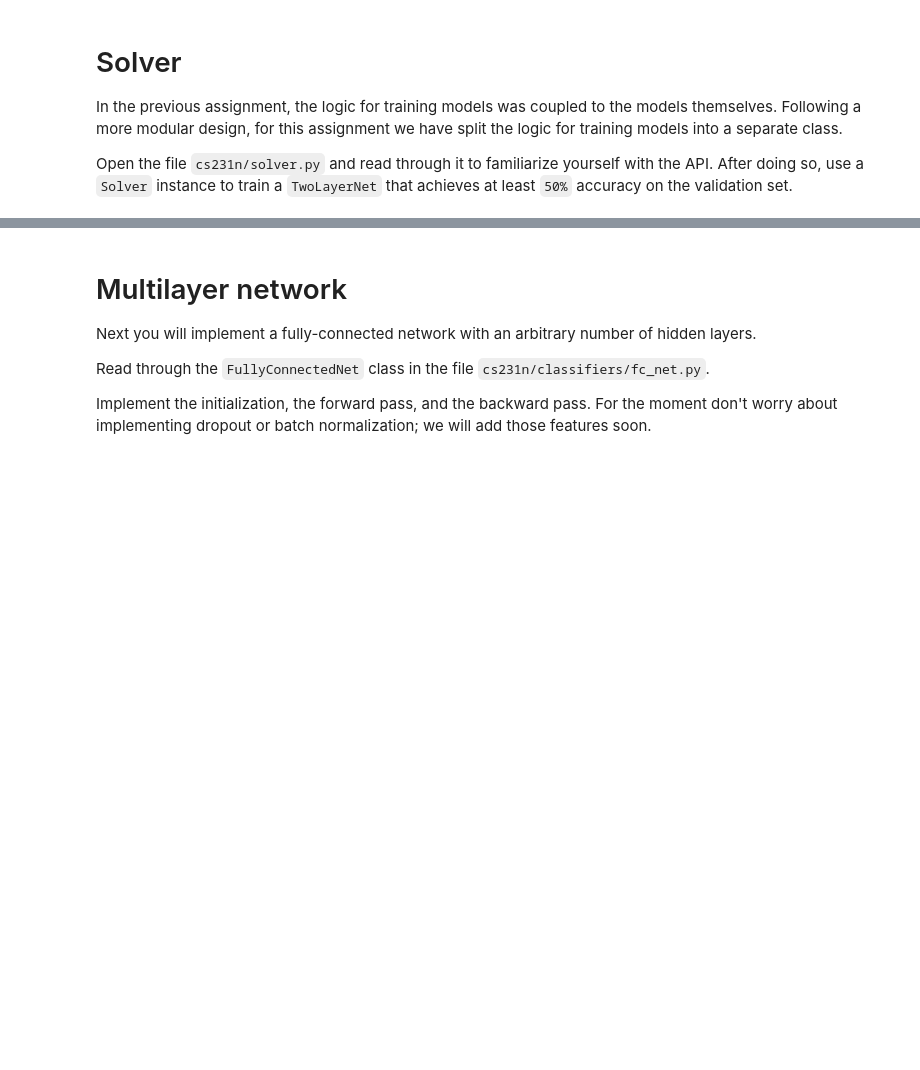
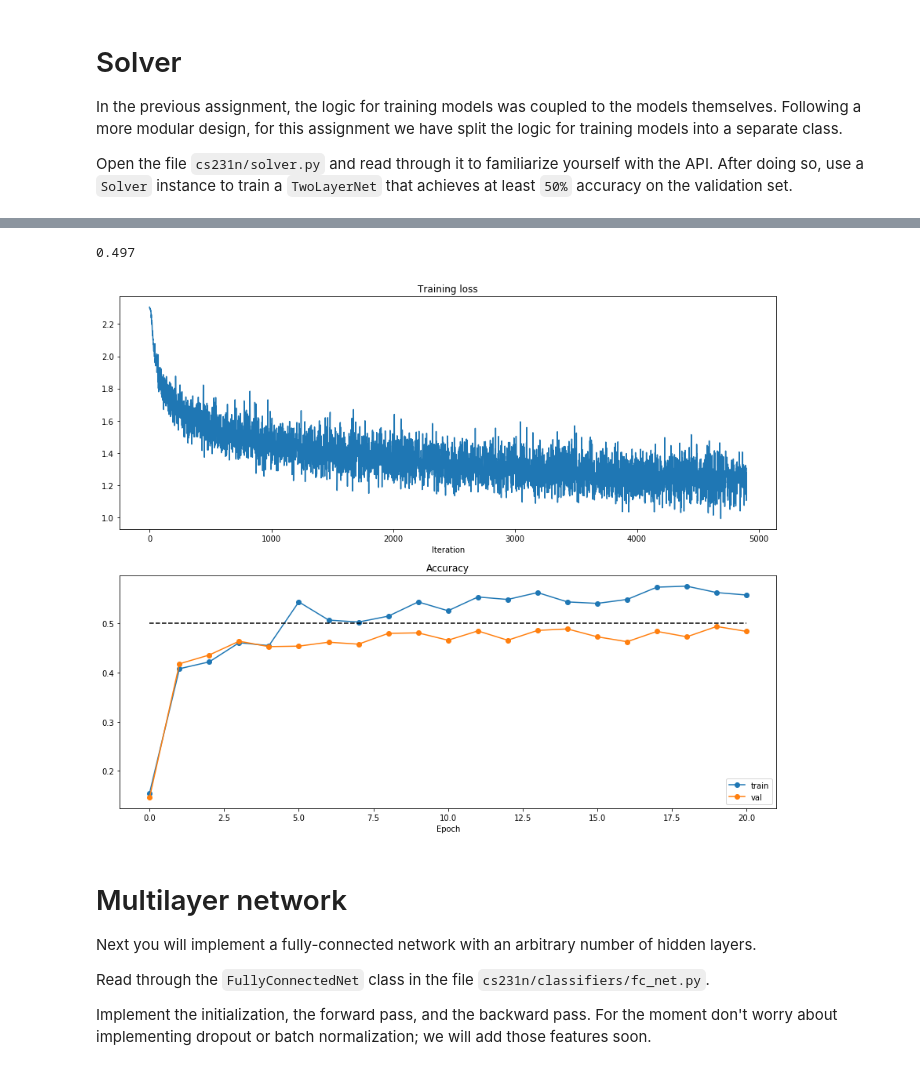
Before and after one commit to divyanshj16/cs231n, a Jupyter notebook: assignment2/FullyConnectedNets.ipynb, the cells around one changed output, grey strips where cells are left out. Cells and saved outputs as stored; diff of their text form; code cells hidden in the pictures; blank space fills up the shorter version.

```diff
--- a/assignment2/FullyConnectedNets.ipynb
+++ b/assignment2/FullyConnectedNets.ipynb
@@ -330,0 +313,32 @@ pass
+# %%
+num_examples = data['X_train'].shape[0]
+input_dim = data['X_train'].reshape(num_examples,-1).shape[1]
+hidden_dim = 40
+num_classes = 10
+output_dim = num_classes
+model = TwoLayerNet(input_dim=input_dim,hidden_dim=hidden_dim,num_classes=num_classes)
+optim_config = {
+    'learning_rate': 1e-3  # tried 1e-6 doesn't train
+}
+lr_decay = 0.98
+batch_size = 200  # tried 64,128
+num_epochs = 20
+solver = Solver(model,data,
+                optim_config = optim_config,
+                lr_decay = lr_decay,
+                batch_size = batch_size,
+                num_epochs = num_epochs,
+                verbose = True,
+                print_every = 1000
+               )
+solver.train()
+
+##############################################################################
+# TODO: Use a Solver instance to train a TwoLayerNet that achieves at least  #
+# 50% accuracy on the validation set.                                        #
+##############################################################################
+
+
+##############################################################################
+#                             END OF YOUR CODE                               #
+##############################################################################
@@ -331,20 +363,27 @@ pass
+# %%
+# test accuracy
+solver.check_accuracy(data['X_test'],data['y_test'])
+# %% [output]
+0.497
 # %%
 # Run this cell to visualize training loss and train / val accuracy
 
 plt.subplot(2, 1, 1)
 plt.title('Training loss')
-plt.plot(solver.loss_history, 'o')
+plt.plot(solver.loss_history, '-')
 plt.xlabel('Iteration')
 
 plt.subplot(2, 1, 2)
 plt.title('Accuracy')
 plt.plot(solver.train_acc_history, '-o', label='train')
 plt.plot(solver.val_acc_history, '-o', label='val')
 plt.plot([0.5] * len(solver.val_acc_history), 'k--')
 plt.xlabel('Epoch')
 plt.legend(loc='lower right')
 plt.gcf().set_size_inches(15, 12)
 plt.show()
+# %% [output]
+[figure, added]
 # %% [markdown]
 # Multilayer network
 Next you will implement a fully-connected network with an arbitrary number of hidden layers.
```
Also changed, not shown: parts of 10 cells of this notebook, 2 other files.
